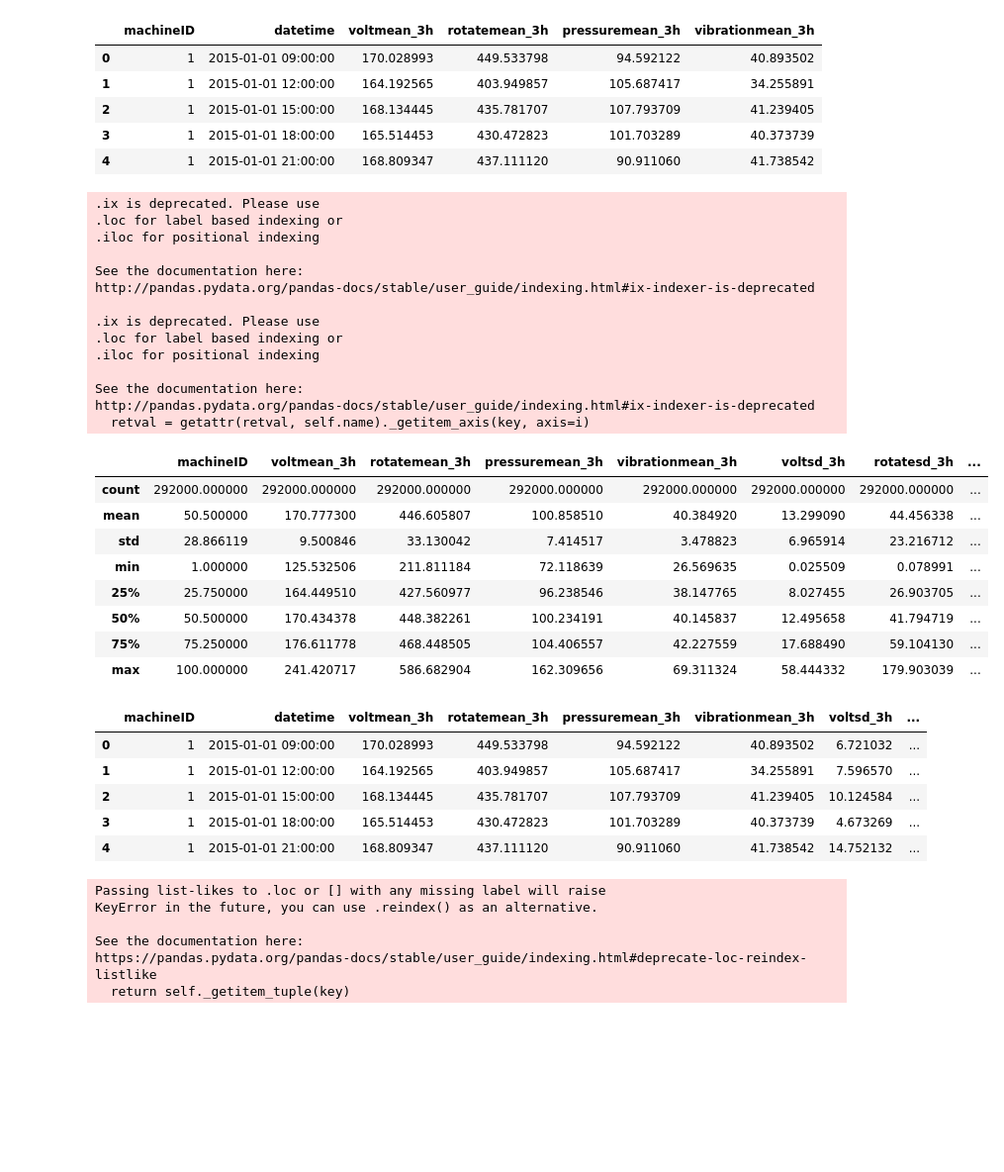
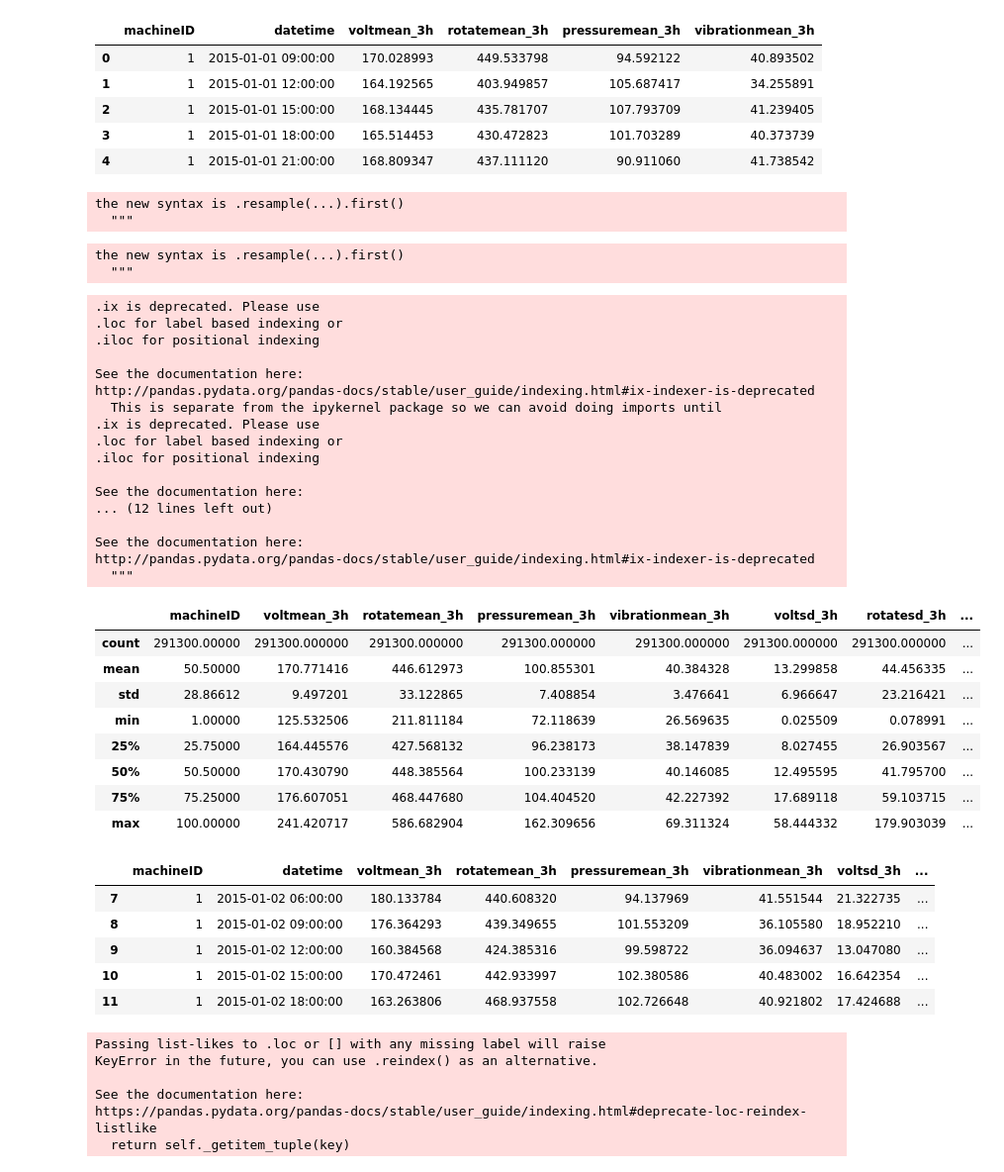
Before and after one commit to darrenfdes/deep-learning-models-predictive-maintenance, a Jupyter notebook: predictive_maintenance_using_3h_timeperiods/final_try_at_dataset.ipynb, the cells around one changed output. Shown at 99% size. Cells and saved outputs as stored; diff of their text form; code cells hidden in the pictures; blank space fills up the shorter version.

Commit message:
final try has rolling aggregates also

```diff
--- a/predictive_maintenance_using_3h_timeperiods/final_try_at_dataset.ipynb
+++ b/predictive_maintenance_using_3h_timeperiods/final_try_at_dataset.ipynb
@@ -137,45 +129,77 @@ the new syntax is .resample(...).std()
 | 2 | 1 | 2015-01-01 15:00:00 | 168.134445 | 435.781707 | 107.793709 | 41.239405 |
 | 3 | 1 | 2015-01-01 18:00:00 | 165.514453 | 430.472823 | 101.703289 | 40.373739 |
 | 4 | 1 | 2015-01-01 21:00:00 | 168.809347 | 437.111120 | 90.911060 | 41.738542 |
+# %%
+temp = []
+fields = ['volt', 'rotate', 'pressure', 'vibration']
+for col in fields:
+    temp.append(pd.pivot_table(telemetry,index='datetime',columns='machineID',values=col).rolling(window=24).mean().resample('3H',
+closed='left',label='right',how='first').unstack())
+# %% [output]
+the new syntax is .resample(...).first()
+  """
+# %%
+telemetry_mean_24h = pd.concat(temp, axis=1)
+telemetry_mean_24h.columns = [i + 'mean_24h' for i in fields]
+telemetry_mean_24h.reset_index(inplace=True)
+telemetry_mean_24h = telemetry_mean_24h.loc[-telemetry_mean_24h['voltmean_24h'].isnull()]
+# %%
+temp = []
+fields = ['volt', 'rotate', 'pressure', 'vibration']
+for col in fields:
+    temp.append(pd.pivot_table(telemetry,index='datetime',columns='machineID',values=col).rolling(window=24).std().resample('3H',
+closed='left',label='right',how='first').unstack())
+# %% [output]
+the new syntax is .resample(...).first()
+  """
+# %%
+telemetry_sd_24h = pd.concat(temp, axis=1)
+telemetry_sd_24h.columns = [i + 'sd_24h' for i in fields]
+telemetry_sd_24h.reset_index(inplace=True)
+telemetry_sd_24h = telemetry_sd_24h.loc[-telemetry_sd_24h['voltsd_24h'].isnull()]
 # %%
+# merge columns of feature sets created earlier
 telemetry_feat = pd.concat([telemetry_mean_3h,
                             telemetry_sd_3h.ix[:, 2:6],
-                            ], axis=1).dropna()
+                            telemetry_mean_24h.ix[:, 2:6],
+                            telemetry_sd_24h.ix[:, 2:6]], axis=1).dropna()
 telemetry_feat.describe()
-telemetry_feat.describe()
 # %% [output]
 .ix is deprecated. Please use
 .loc for label based indexing or
 .iloc for positional indexing
 
 See the documentation here:
 http://pandas.pydata.org/pandas-docs/stable/user_guide/indexing.html#ix-indexer-is-deprecated
-
+  This is separate from the ipykernel package so we can avoid doing imports until
 .ix is deprecated. Please use
 .loc for label based indexing or
 .iloc for positional indexing
 
 See the documentation here:
+... (12 lines left out)
+
+See the documentation here:
 http://pandas.pydata.org/pandas-docs/stable/user_guide/indexing.html#ix-indexer-is-deprecated
-  retval = getattr(retval, self.name)._getitem_axis(key, axis=i)
+  """
 |  | machineID | voltmean_3h | rotatemean_3h | pressuremean_3h | vibrationmean_3h | voltsd_3h | rotatesd_3h | ... |
-| count | 292000.000000 | 292000.000000 | 292000.000000 | 292000.000000 | 292000.000000 | 292000.000000 | 292000.000000 | ... |
-| mean | 50.500000 | 170.777300 | 446.605807 | 100.858510 | 40.384920 | 13.299090 | 44.456338 | ... |
-| std | 28.866119 | 9.500846 | 33.130042 | 7.414517 | 3.478823 | 6.965914 | 23.216712 | ... |
-| min | 1.000000 | 125.532506 | 211.811184 | 72.118639 | 26.569635 | 0.025509 | 0.078991 | ... |
-| 25% | 25.750000 | 164.449510 | 427.560977 | 96.238546 | 38.147765 | 8.027455 | 26.903705 | ... |
-| 50% | 50.500000 | 170.434378 | 448.382261 | 100.234191 | 40.145837 | 12.495658 | 41.794719 | ... |
-| 75% | 75.250000 | 176.611778 | 468.448505 | 104.406557 | 42.227559 | 17.688490 | 59.104130 | ... |
-| max | 100.000000 | 241.420717 | 586.682904 | 162.309656 | 69.311324 | 58.444332 | 179.903039 | ... |
+| count | 291300.00000 | 291300.000000 | 291300.000000 | 291300.000000 | 291300.000000 | 291300.000000 | 291300.000000 | ... |
+| mean | 50.50000 | 170.771416 | 446.612973 | 100.855301 | 40.384328 | 13.299858 | 44.456335 | ... |
+| std | 28.86612 | 9.497201 | 33.122865 | 7.408854 | 3.476641 | 6.966647 | 23.216421 | ... |
+| min | 1.00000 | 125.532506 | 211.811184 | 72.118639 | 26.569635 | 0.025509 | 0.078991 | ... |
+| 25% | 25.75000 | 164.445576 | 427.568132 | 96.238173 | 38.147839 | 8.027455 | 26.903567 | ... |
+| 50% | 50.50000 | 170.430790 | 448.385564 | 100.233139 | 40.146085 | 12.495595 | 41.795700 | ... |
+| 75% | 75.25000 | 176.607051 | 468.447680 | 104.404520 | 42.227392 | 17.689118 | 59.103715 | ... |
+| max | 100.00000 | 241.420717 | 586.682904 | 162.309656 | 69.311324 | 58.444332 | 179.903039 | ... |
 # %%
 telemetry_feat.head()
 # %% [output]
 |  | machineID | datetime | voltmean_3h | rotatemean_3h | pressuremean_3h | vibrationmean_3h | voltsd_3h | ... |
-| 0 | 1 | 2015-01-01 09:00:00 | 170.028993 | 449.533798 | 94.592122 | 40.893502 | 6.721032 | ... |
-| 1 | 1 | 2015-01-01 12:00:00 | 164.192565 | 403.949857 | 105.687417 | 34.255891 | 7.596570 | ... |
-| 2 | 1 | 2015-01-01 15:00:00 | 168.134445 | 435.781707 | 107.793709 | 41.239405 | 10.124584 | ... |
-| 3 | 1 | 2015-01-01 18:00:00 | 165.514453 | 430.472823 | 101.703289 | 40.373739 | 4.673269 | ... |
-| 4 | 1 | 2015-01-01 21:00:00 | 168.809347 | 437.111120 | 90.911060 | 41.738542 | 14.752132 | ... |
+| 7 | 1 | 2015-01-02 06:00:00 | 180.133784 | 440.608320 | 94.137969 | 41.551544 | 21.322735 | ... |
+| 8 | 1 | 2015-01-02 09:00:00 | 176.364293 | 439.349655 | 101.553209 | 36.105580 | 18.952210 | ... |
+| 9 | 1 | 2015-01-02 12:00:00 | 160.384568 | 424.385316 | 99.598722 | 36.094637 | 13.047080 | ... |
+| 10 | 1 | 2015-01-02 15:00:00 | 170.472461 | 442.933997 | 102.380586 | 40.483002 | 16.642354 | ... |
+| 11 | 1 | 2015-01-02 18:00:00 | 163.263806 | 468.937558 | 102.726648 | 40.921802 | 17.424688 | ... |
 # %%
 df=telemetry_feat
 # %%
```
Also changed, not shown: parts of 22 cells of this notebook.
